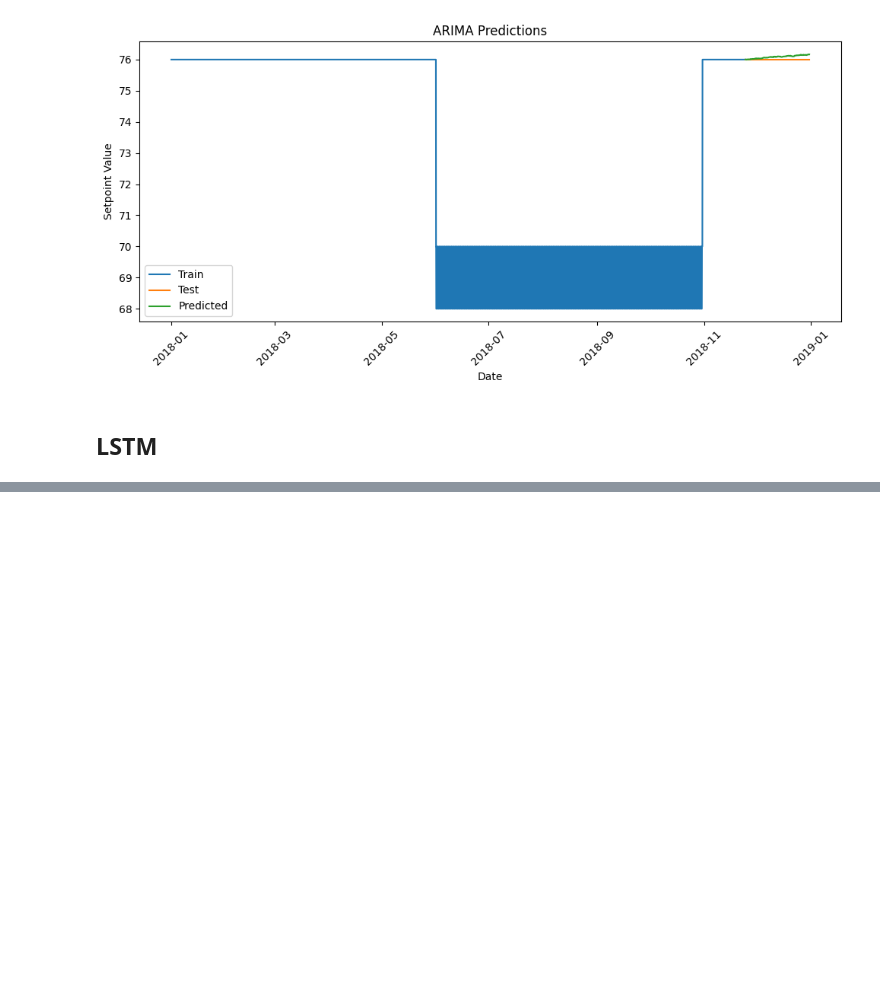
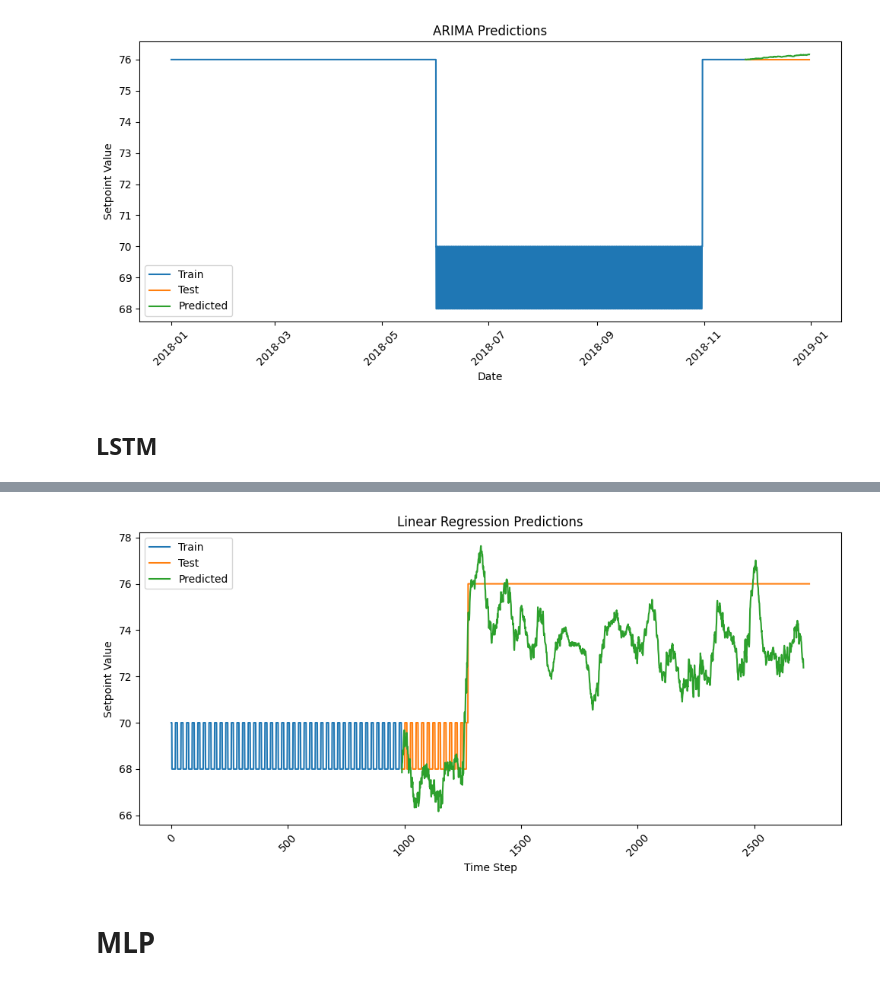
Before and after one commit to adrianlopezlanchares/Space-Conditioning-Electrification, a Jupyter notebook: consumption/data_transforms/setpoint_model.ipynb, the cells around one changed output, grey strips where cells are left out. Cells and saved outputs as stored; diff of their text form; code cells hidden in the pictures; blank space fills up the shorter version.

```diff
--- a/consumption/data_transforms/setpoint_model.ipynb
+++ b/consumption/data_transforms/setpoint_model.ipynb
@@ -381,0 +404,4 @@ plt.show()
+# %%
+# Loss and optimizer
+criterion = nn.MSELoss()
+optimizer = optim.Adam(model.parameters(), lr=0.001)
@@ -381,0 +429,4 @@ plt.show()
+# %%
+# Train the model
+num_epochs = 100
+train(model, train_loader, criterion, optimizer, num_epochs)
@@ -381,0 +451,33 @@ plt.show()
+# %%
+# Predict
+def evaluate(model, test_loader):
+    model.eval()
+    predictions = []
+    actuals = []
+    with torch.no_grad():
+        for sequences, labels in test_loader:
+            outputs = model(sequences)
+            predictions.append(outputs.numpy())
+            actuals.append(labels.numpy())
+    return np.concatenate(predictions), np.concatenate(actuals)
+# %%
+# Get predictions and actuals
+predictions, actuals = evaluate(model, test_loader)
+# %%
+
+# Plot train, test and predictions
+plt.figure(figsize=(10, 5))
+plt.plot(train_data[6000:, 0], label="Train")
+plt.plot(np.arange(len(train_data) - 6000, len(train_data) - 6000 + len(test_data[:, 0])), test_data[:, 0], label="Test")
+plt.plot(np.arange(len(train_data) - 6000, len(train_data) - 6000 + len(predictions)), predictions, label="Predicted")
+plt.title("Linear Regression Predictions")
+plt.xlabel("Time Step")
+plt.ylabel("Setpoint Value")
+plt.legend()
+plt.xticks(rotation=45)
+plt.tight_layout()
+plt.show()
+# %% [output]
+[figure, added]
+# %% [markdown]
+# MLP
```
Also changed, not shown: parts of 18 cells of this notebook.
